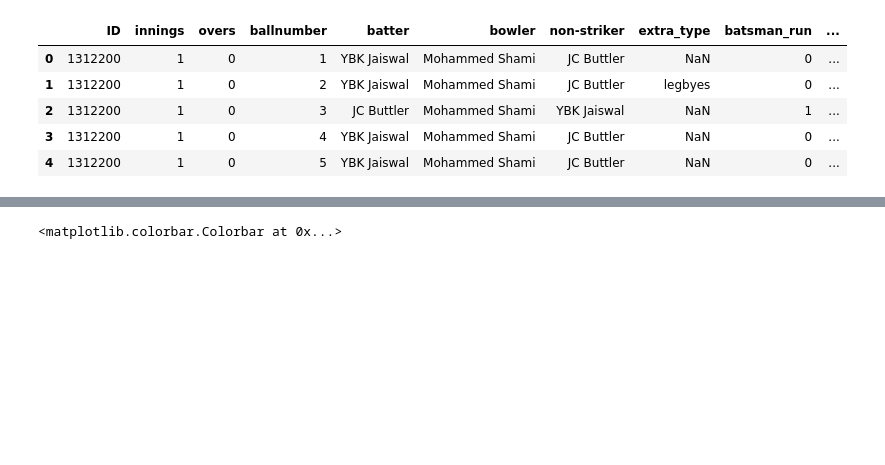
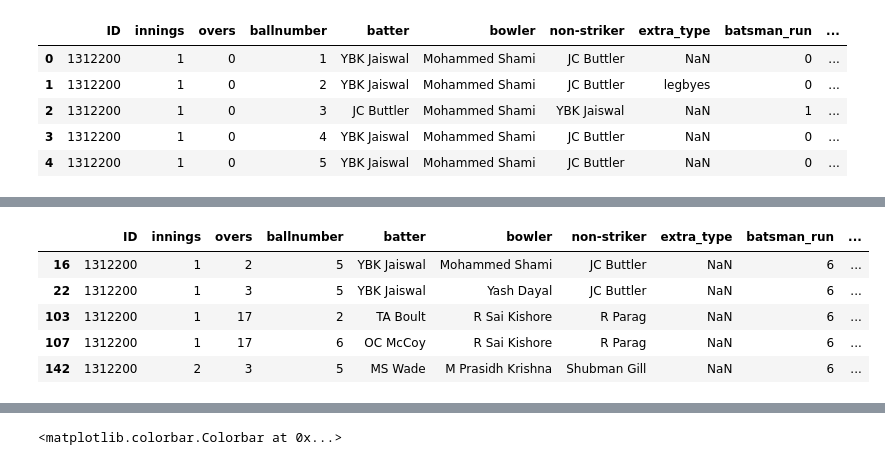
Before and after one commit to Pritush09/Visulaisation-Library-Practice, a Jupyter notebook: Session_24_advanced_matplotlib.ipynb, the cells around one changed output, grey strips where cells are left out. Drawn from its saved outputs; the diff is of its cells as text; code cells hidden in the pictures; blank space fills up the shorter version.

```diff
--- a/Session_24_advanced_matplotlib.ipynb
+++ b/Session_24_advanced_matplotlib.ipynb
@@ -468,2 +477,11 @@ temp_df = delivery[(delivery['ballnumber'].isin([1,2,3,4,5,6])) & (delivery['bat
+# %%
+delivery[ (delivery['batsman_run']==6)].head()
+# %% [output]
+|  | ID | innings | overs | ballnumber | batter | bowler | non-striker | extra_type | batsman_run | ... |
+| 16 | 1312200 | 1 | 2 | 5 | YBK Jaiswal | Mohammed Shami | JC Buttler | NaN | 6 | ... |
+| 22 | 1312200 | 1 | 3 | 5 | YBK Jaiswal | Yash Dayal | JC Buttler | NaN | 6 | ... |
+| 103 | 1312200 | 1 | 17 | 2 | TA Boult | R Sai Kishore | R Parag | NaN | 6 | ... |
+| 107 | 1312200 | 1 | 17 | 6 | OC McCoy | R Sai Kishore | R Parag | NaN | 6 | ... |
+| 142 | 1312200 | 2 | 3 | 5 | MS Wade | M Prasidh Krishna | Shubman Gill | NaN | 6 | ... |
 # %%
 grid = temp_df.pivot_table(index='overs',columns='ballnumber',values='batsman_run',aggfunc='count')
```
Also changed, not shown: parts of 2 cells of this notebook.
